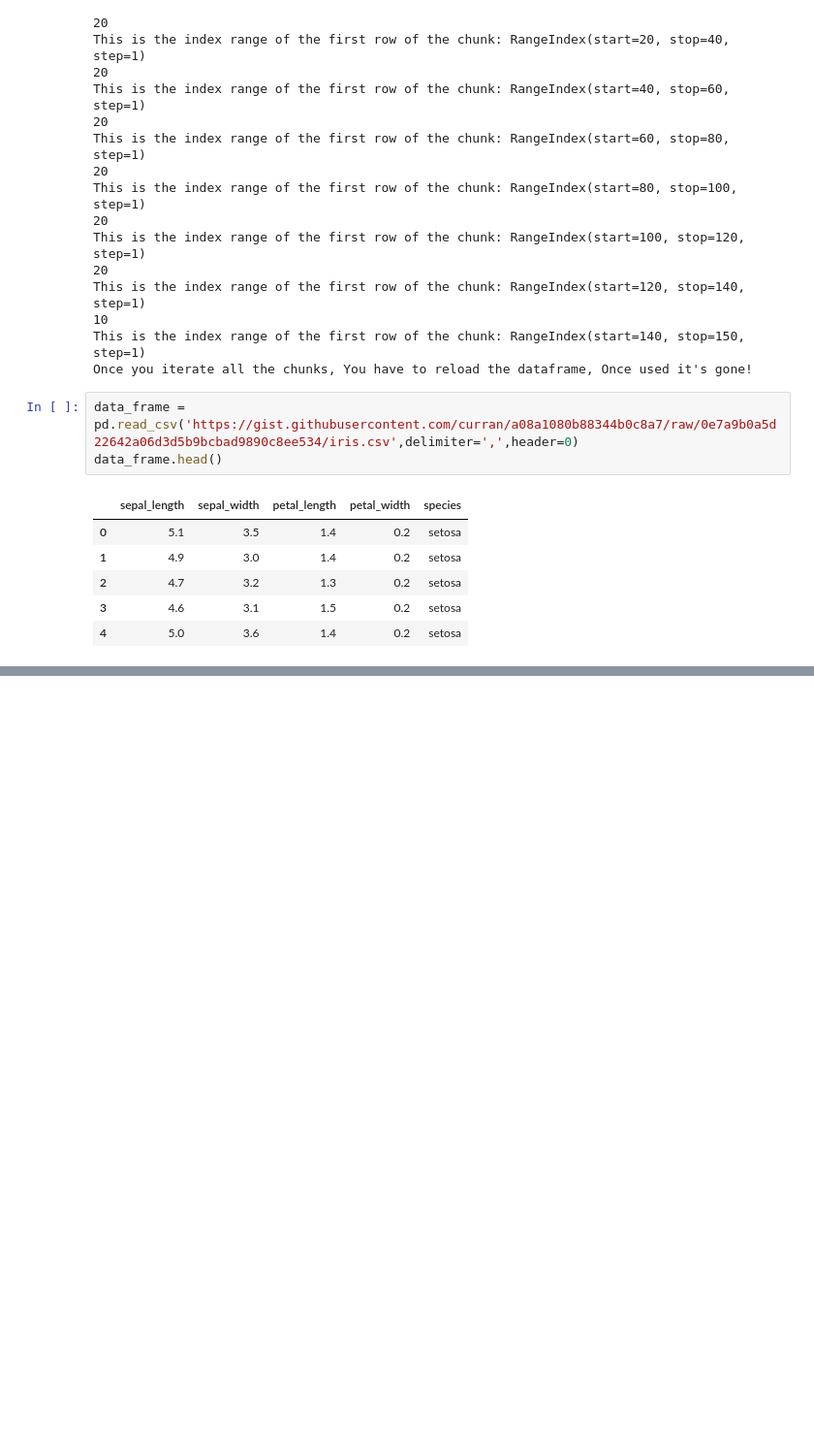
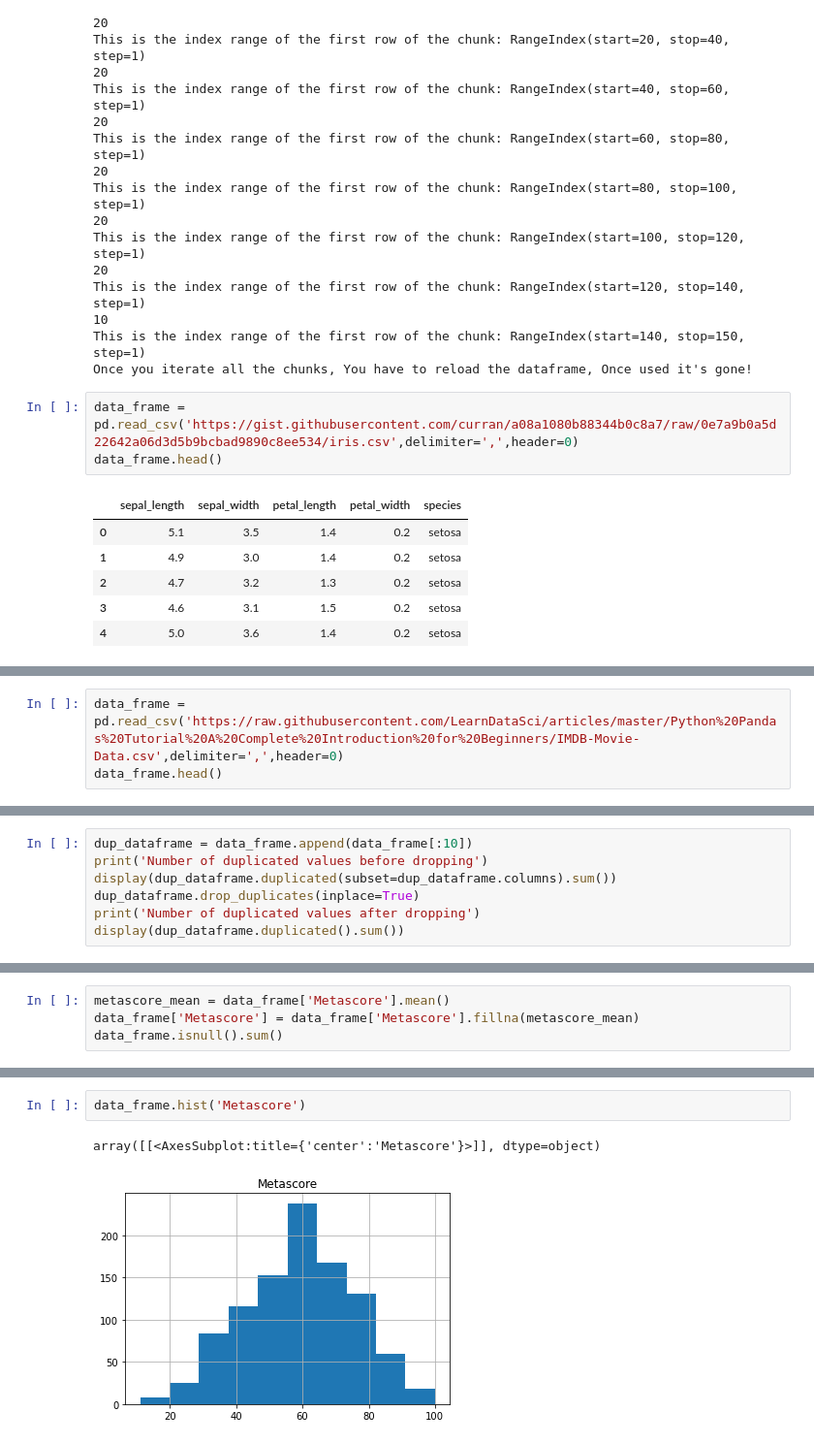
Before and after one commit to zqngetsu96/DataInsight_Assignments_and_projects, a Jupyter notebook: Importing, visualizing and cleaning data in python/Import, Clean and visualize your Data.ipynb, the cells around one changed output, grey strips where cells are left out. Shown: that part at 97% size. Drawn from its saved outputs; the diff is of its cells as text; blank space fills up the shorter version.

```diff
--- a/Importing, visualizing and cleaning data in python/Import, Clean and visualize your Data.ipynb
+++ b/Importing, visualizing and cleaning data in python/Import, Clean and visualize your Data.ipynb
@@ -62,0 +74,3 @@ new_df.head()
+# %%
+data_frame = pd.read_csv('https://raw.githubusercontent.com/LearnDataSci/articles/master/Python%20Pandas%20Tutorial%20A%20Complete%20Introduction%20for%20Beginners/IMDB-Movie-Data.csv',delimiter=',',header=0)
+data_frame.head()
@@ -62,0 +84,7 @@ new_df.head()
+# %%
+dup_dataframe = data_frame.append(data_frame[:10])
+print('Number of duplicated values before dropping')
+display(dup_dataframe.duplicated(subset=dup_dataframe.columns).sum())
+dup_dataframe.drop_duplicates(inplace=True)
+print('Number of duplicated values after dropping')
+display(dup_dataframe.duplicated().sum())
@@ -62,0 +129,4 @@ new_df.head()
+# %%
+metascore_mean = data_frame['Metascore'].mean()
+data_frame['Metascore'] = data_frame['Metascore'].fillna(metascore_mean)
+data_frame.isnull().sum()
@@ -62,0 +159,5 @@ new_df.head()
+# %%
+data_frame.hist('Metascore')
+# %% [output]
+array([[<AxesSubplot:title={'center':'Metascore'}>]], dtype=object)
+[figure, added]
```
Also changed, not shown: parts of 18 cells of this notebook, 2 other files.
